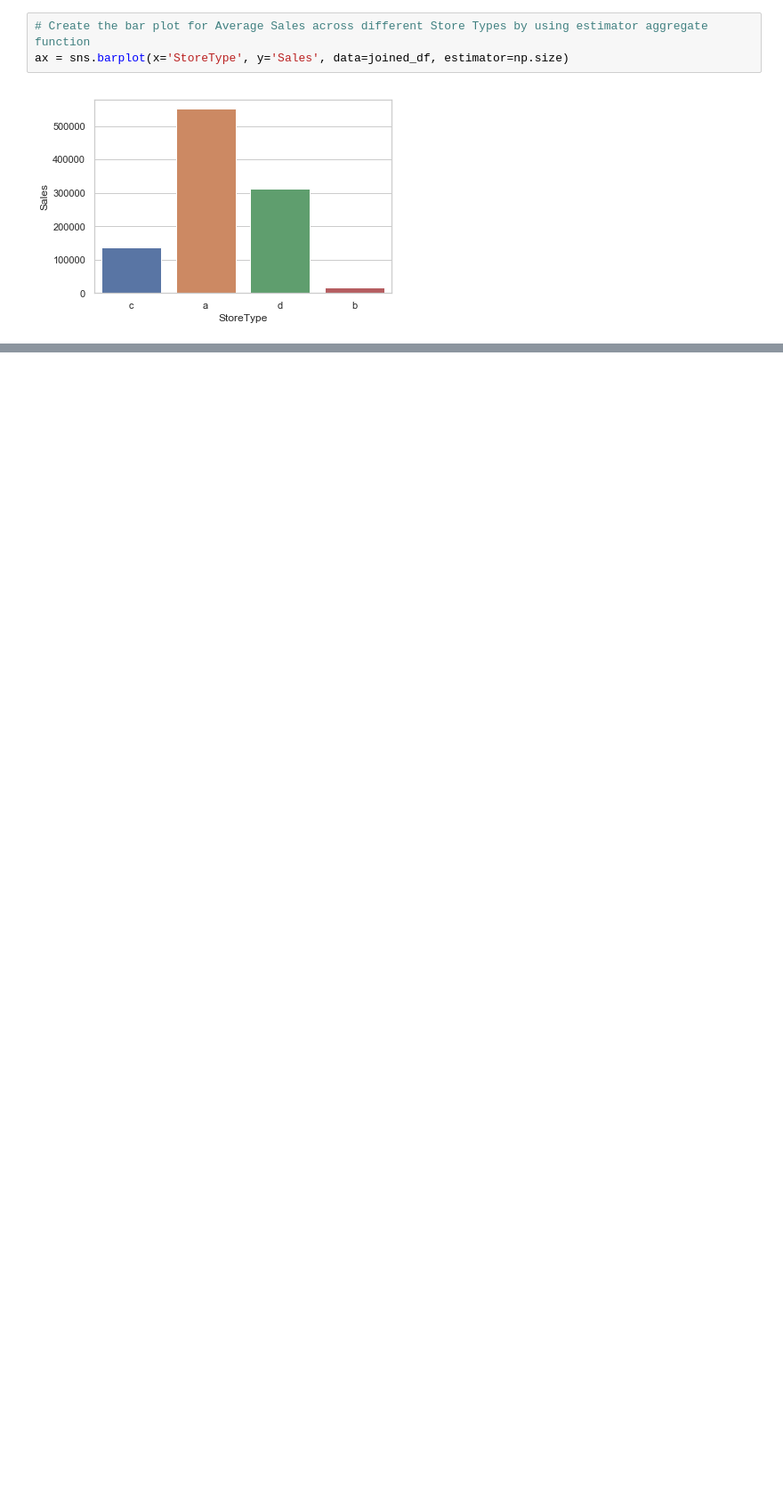
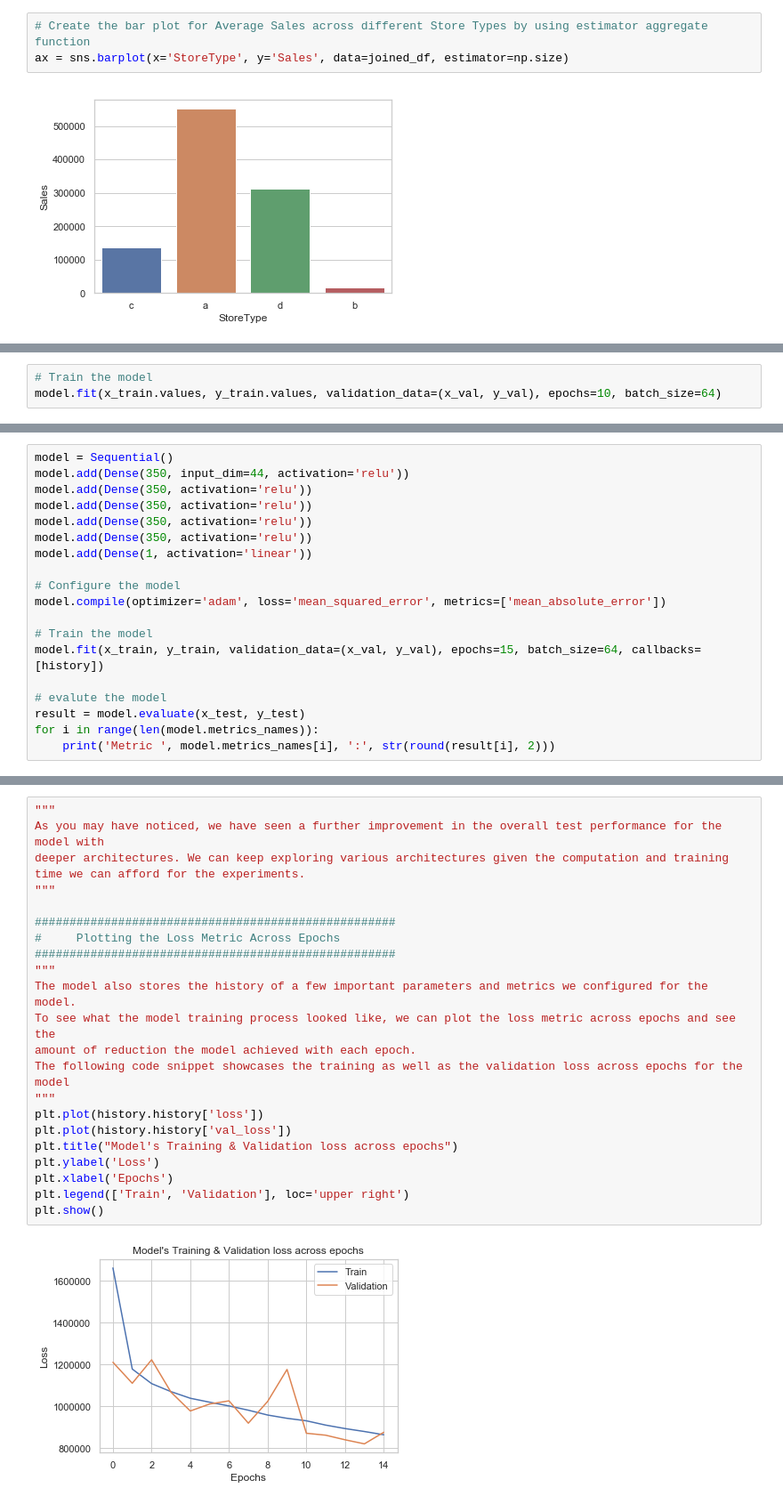
Before and after one commit to rahiakela/keras-projects, a Jupyter notebook: kaggle-rossmann-store-sales-competition/rossmann_store_sales_competition.ipynb, the cells around one changed output, grey strips where cells are left out. Shown at 89% size. Cells and saved outputs as stored; diff of their text form; blank space fills up the shorter version.

```diff
--- a/kaggle-rossmann-store-sales-competition/rossmann_store_sales_competition.ipynb
+++ b/kaggle-rossmann-store-sales-competition/rossmann_store_sales_competition.ipynb
@@ -201,0 +412,3 @@ ax = sns.barplot(x='StoreType', y='Sales', data=joined_df, estimator=np.size)
+# %%
+# Train the model
+model.fit(x_train.values, y_train.values, validation_data=(x_val, y_val), epochs=10, batch_size=64)
@@ -201,0 +618,19 @@ ax = sns.barplot(x='StoreType', y='Sales', data=joined_df, estimator=np.size)
+# %%
+model = Sequential()
+model.add(Dense(350, input_dim=44, activation='relu'))
+model.add(Dense(350, activation='relu'))
+model.add(Dense(350, activation='relu'))
+model.add(Dense(350, activation='relu'))
+model.add(Dense(350, activation='relu'))
+model.add(Dense(1, activation='linear'))
+
+# Configure the model
+model.compile(optimizer='adam', loss='mean_squared_error', metrics=['mean_absolute_error'])
+
+# Train the model
+model.fit(x_train, y_train, validation_data=(x_val, y_val), epochs=15, batch_size=64, callbacks=[history])
+
+# evalute the model
+result = model.evaluate(x_test, y_test)
+for i in range(len(model.metrics_names)):
+    print('Metric ', model.metrics_names[i], ':', str(round(result[i], 2)))
@@ -201,0 +660,25 @@ ax = sns.barplot(x='StoreType', y='Sales', data=joined_df, estimator=np.size)
+# %%
+"""
+As you may have noticed, we have seen a further improvement in the overall test performance for the model with
+deeper architectures. We can keep exploring various architectures given the computation and training
+time we can afford for the experiments.
+"""
+
+####################################################
+#     Plotting the Loss Metric Across Epochs
+####################################################
+"""
+The model also stores the history of a few important parameters and metrics we configured for the model.
+To see what the model training process looked like, we can plot the loss metric across epochs and see the
+amount of reduction the model achieved with each epoch.
+The following code snippet showcases the training as well as the validation loss across epochs for the model
+"""
+plt.plot(history.history['loss'])
+plt.plot(history.history['val_loss'])
+plt.title("Model's Training & Validation loss across epochs")
+plt.ylabel('Loss')
+plt.xlabel('Epochs')
+plt.legend(['Train', 'Validation'], loc='upper right')
+plt.show()
+# %% [output]
+[figure, added]
```
Also changed, not shown: parts of 31 cells of this notebook.
